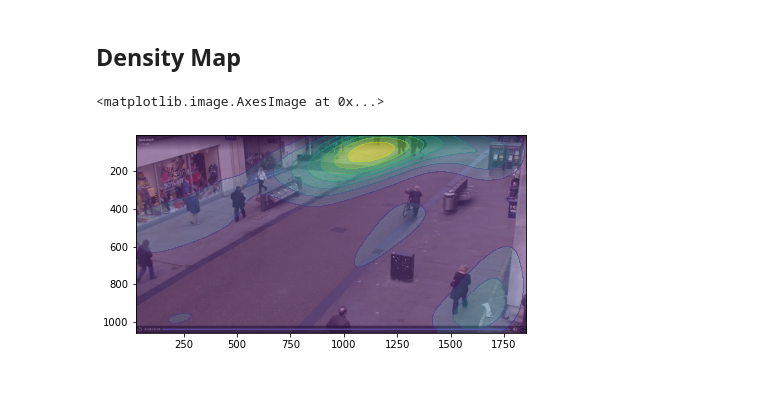
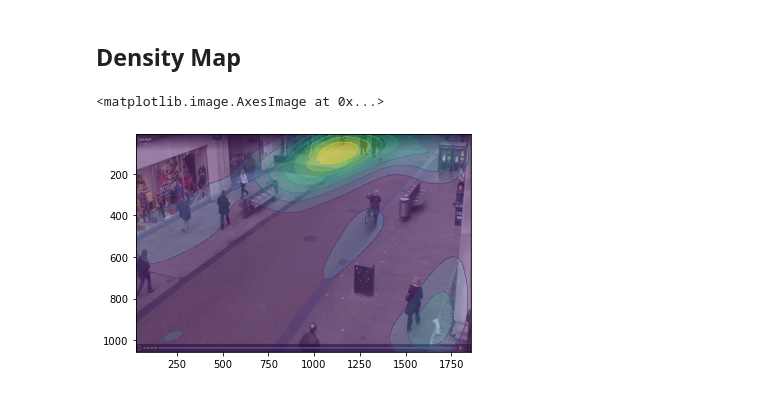
Before and after one commit to VincentBernet/Tirico-ShopCameraAnalytics, a Jupyter notebook: code_python/Density_Map/Density_Map.ipynb, the cells around one changed output. Saved outputs shown, nothing was run; the diff lists cells and outputs as text; code cells hidden in the pictures.

```diff
--- a/code_python/Density_Map/Density_Map.ipynb
+++ b/code_python/Density_Map/Density_Map.ipynb
@@ -44,26 +44,27 @@ ATTENTION inversion de l'axe des y !!!
 # %% [markdown]
 ## Density Map
 # %%
-fig = plt.figure(figsize=(7,8))
+#fig = plt.figure(figsize=(7,8))
 #ax1 = fig.add_subplot(211)
-ax2 = fig.add_subplot(212)
+fig, ax2 = plt.subplots()
+#ax2 = fig.add_subplot(212)
 
 # alpha=0.5 pour mettre les cartes semi-transparentes
 #ax1.pcolormesh(xi, yi, zi.reshape(xi.shape), alpha=0.5)
 ax2.contourf(xi, yi, zi.reshape(xi.shape), alpha=0.5)
 
 # Définit les axes de la carte
 #ax1.set_xlim(x.min(), x.max())
 #ax1.set_ylim(y.max(), y.min())
 ax2.set_xlim(x.min(), x.max())
 ax2.set_ylim(y.max(), y.min())
 
 # Superpose la density map avec l'image du magasin
 im = plt.imread('../../ressource/data/Heatmap_fond.png')
 #ax1.imshow(im, extent=[x.min(), x.max(), y.max(), y.min()], aspect='auto')
 ax2.imshow(im, extent=[x.min(), x.max(), y.max(), y.min()], aspect='auto')
 # %% [output]
 <matplotlib.image.AxesImage at 0x...>
-[figure, old version]
+[figure, new version]
 # %%
 fig.savefig('HeatMap.png')
```
Also changed, not shown: 1 other file.
